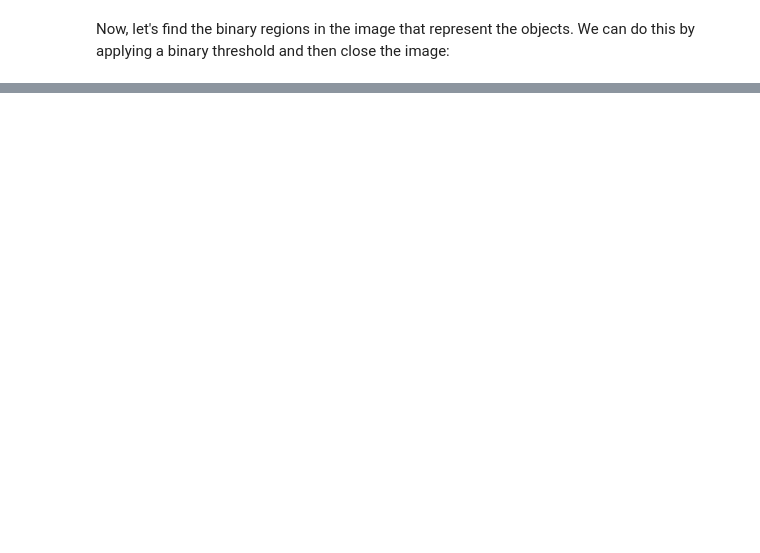
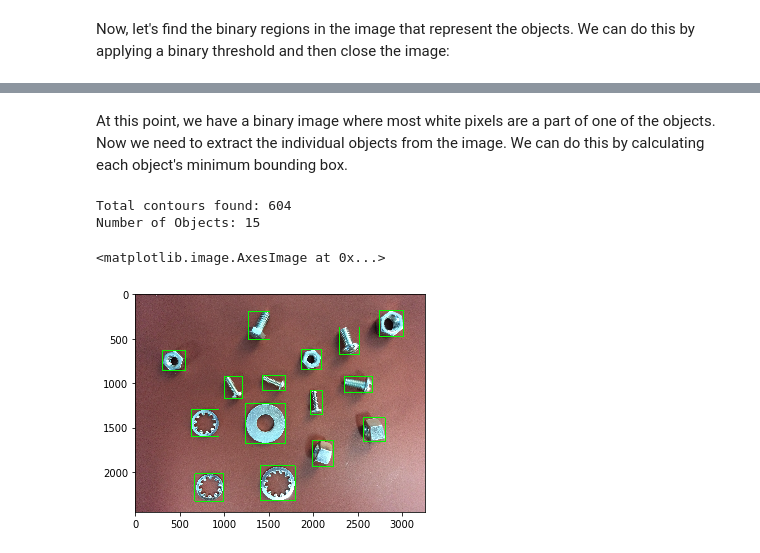
Before and after one commit to mtfuller/CS4732-Nuts-and-Bolts, a Jupyter notebook: Nuts and Bolts Project.ipynb, the cells around one changed output, grey strips where cells are left out. Saved outputs shown, nothing was run; the diff lists cells and outputs as text; code cells hidden in the pictures; blank space fills up the shorter version.

Commit message:
Finished Object Segmentation, started Feature Extraction

```diff
--- a/Nuts and Bolts Project.ipynb
+++ b/Nuts and Bolts Project.ipynb
@@ -82,0 +91,30 @@ plt.imshow(closing,cmap='gray')
+# %% [markdown]
+At this point, we have a binary image where most white pixels are a part of one of the objects. Now we need to extract the individual objects from the image. We can do this by calculating each object's minimum bounding box.
+# %%
+rects, contours, h = cv2.findContours(thresh1, cv2.RETR_EXTERNAL, cv2.CHAIN_APPROX_SIMPLE)
+
+new = original.copy()
+
+min_area = 0.001
+max_area = 0.9
+
+parts = []
+
+print("Total contours found:",len(contours))
+num_of_objects = 0
+for i in range(len(contours)):
+    cnt = contours[i]
+    x,y,w,h = cv2.boundingRect(cnt)
+    area_ratio = (w*h) / (new.shape[0] * new.shape[1])
+    if (area_ratio >= min_area and area_ratio <= max_area):
+        num_of_objects += 1
+        parts.append(tuple([x,y,w,h]))
+        new = cv2.rectangle(new,(x,y),(x+w,y+h),(0,255,0),10)
+
+print("Number of Objects:",num_of_objects)
+plt.imshow(new)
+# %% [output]
+Total contours found: 604
+Number of Objects: 15
+<matplotlib.image.AxesImage at 0x...>
+[figure, added]
```
Also changed, not shown: parts of 6 cells of this notebook.
